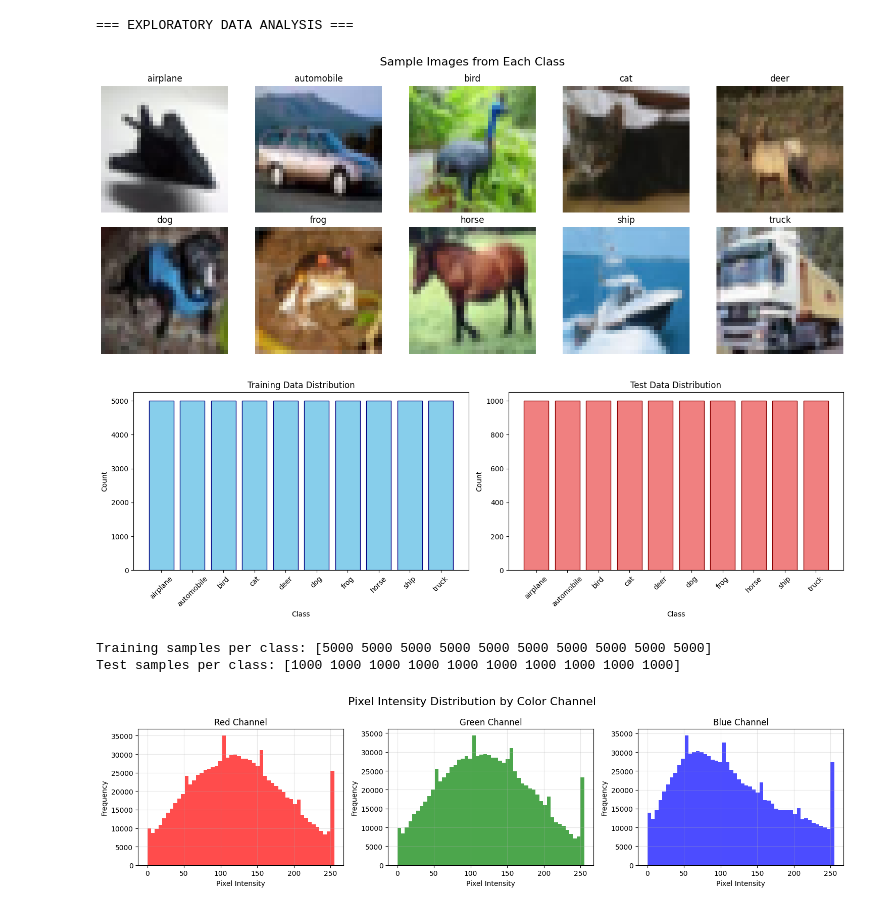
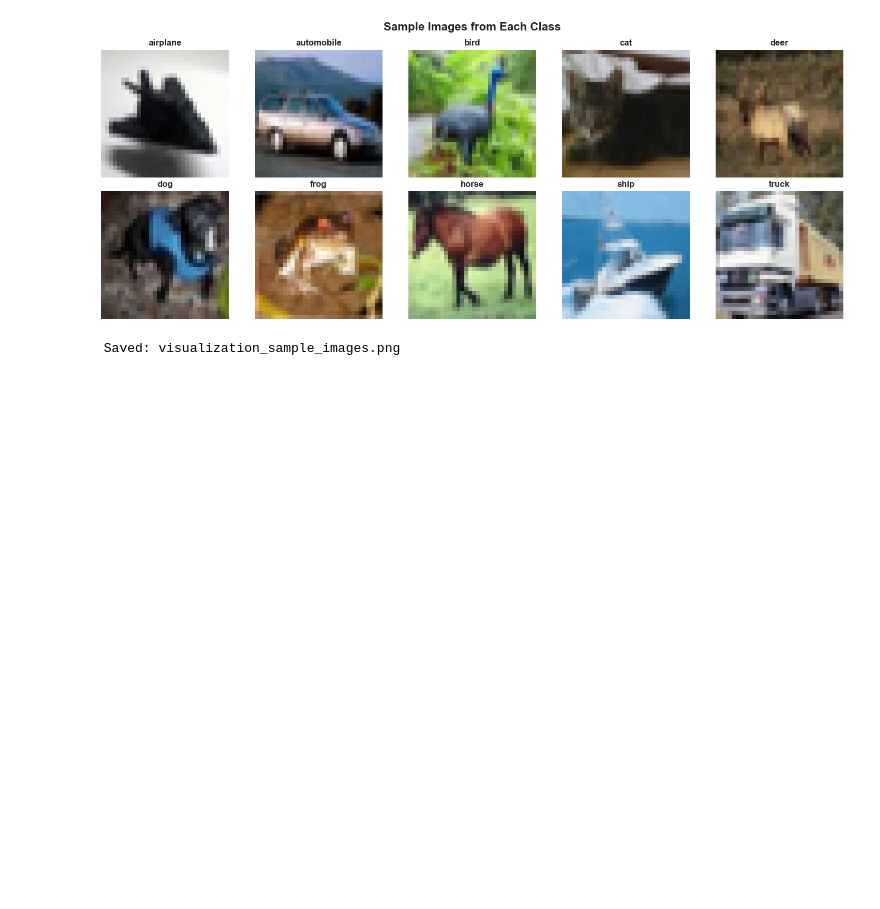
Before and after one commit to cyiza22/MLOP_Summative, a Jupyter notebook: notebook/ml_pipeline.ipynb, the cells around one changed output. Saved outputs shown, nothing was run; the diff lists cells and outputs as text; code cells hidden in the pictures; blank space fills up the shorter version.

```diff
--- a/notebook/ml_pipeline.ipynb
+++ b/notebook/ml_pipeline.ipynb
@@ -65,68 +66,22 @@ Class names: ['airplane', 'automobile', 'bird', 'cat', 'deer', 'dog', 'frog', 'h
 # %%
 # 3. EXPLORATORY DATA ANALYSIS
 
-print("\n=== EXPLORATORY DATA ANALYSIS ===")
+# Visualization 1: Sample Images
+fig, axes = plt.subplots(2, 5, figsize=(15, 6))
+fig.suptitle('Sample Images from Each Class', fontsize=16, fontweight='bold')
 
-# Visualization 1: Sample Images from Each Class
-fig, axes = plt.subplots(2, 5, figsize=(15, 6))
-fig.suptitle('Sample Images from Each Class', fontsize=16)
 for i, ax in enumerate(axes.flat):
+    # Get first image of each class
     idx = np.where(y_train == i)[0][0]
     ax.imshow(X_train[idx])
-    ax.set_title(class_names[i])
+    ax.set_title(f'{class_names[i]}', fontsize=12, fontweight='bold')
     ax.axis('off')
+
 plt.tight_layout()
-plt.savefig('sample_images.png', dpi=150, bbox_inches='tight')
+plt.savefig('visualization_sample_images.png', dpi=150, bbox_inches='tight')
 plt.show()
 
-# Visualization 2: Class Distribution
-train_class_counts = np.bincount(y_train.flatten())
-test_class_counts = np.bincount(y_test.flatten())
-
-fig, (ax1, ax2) = plt.subplots(1, 2, figsize=(15, 5))
-
-# Training distribution
-ax1.bar(class_names, train_class_counts, color='skyblue', edgecolor='navy')
-ax1.set_xlabel('Class')
-ax1.set_ylabel('Count')
-ax1.set_title('Training Data Distribution')
-ax1.tick_params(axis='x', rotation=45)
-
-# Test distribution
-ax2.bar(class_names, test_class_counts, color='lightcoral', edgecolor='darkred')
-ax2.set_xlabel('Class')
-ax2.set_ylabel('Count')
-ax2.set_title('Test Data Distribution')
-ax2.tick_params(axis='x', rotation=45)
-
-plt.tight_layout()
-plt.savefig('class_distribution.png', dpi=150, bbox_inches='tight')
-plt.show()
-
-print(f"Training samples per class: {train_class_counts}")
-print(f"Test samples per class: {test_class_counts}")
-
-# Visualization 3: Pixel Intensity Distribution
-fig, axes = plt.subplots(1, 3, figsize=(15, 4))
-fig.suptitle('Pixel Intensity Distribution by Color Channel', fontsize=16)
-
-colors = ['red', 'green', 'blue']
-channels = ['Red', 'Green', 'Blue']
-
-for i, (ax, color, channel) in enumerate(zip(axes, colors, channels)):
-    ax.hist(X_train[:1000, :, :, i].flatten(), bins=50, color=color, alpha=0.7)
-    ax.set_xlabel('Pixel Intensity')
-    ax.set_ylabel('Frequency')
-    ax.set_title(f'{channel} Channel')
-    ax.grid(True, alpha=0.3)
-
-plt.tight_layout()
-plt.savefig('pixel_intensity_distribution.png', dpi=150, bbox_inches='tight')
-plt.show()
+print("\n Saved: visualization_sample_images.png")
 # %% [output]
+[figure]
-=== EXPLORATORY DATA ANALYSIS ===
+ Saved: visualization_sample_images.png
-[figure]
-[figure, removed]
-Training samples per class: [5000 5000 5000 5000 5000 5000 5000 5000 5000 5000]
-Test samples per class: [1000 1000 1000 1000 1000 1000 1000 1000 1000 1000]
-[figure, removed]
```
Also changed, not shown: parts of 12 cells of this notebook, 19 other files.
